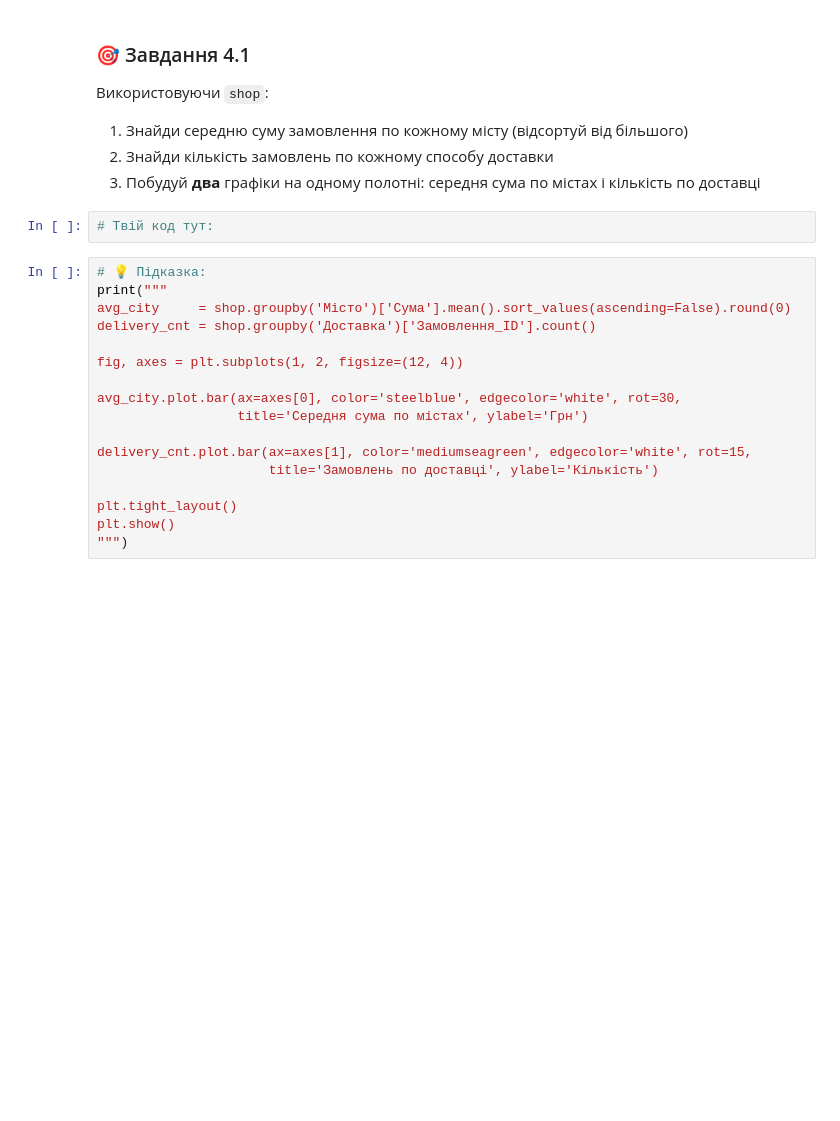
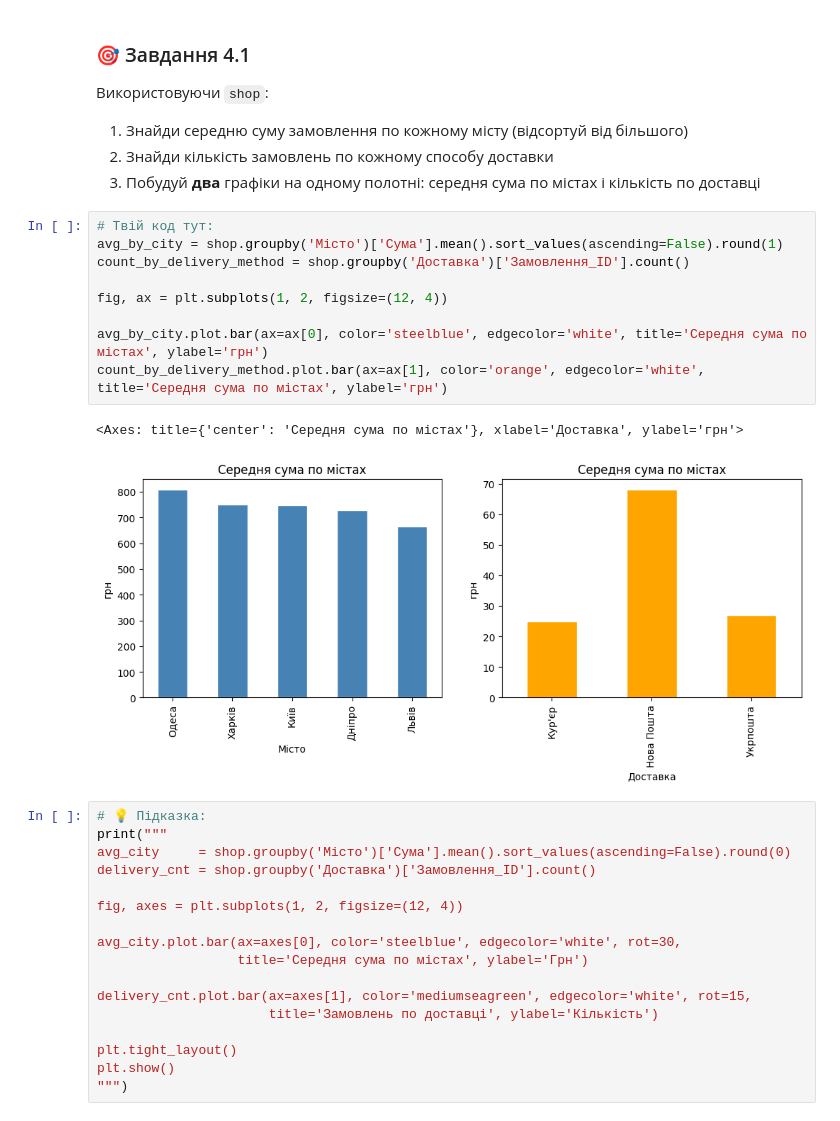
Before and after one commit to zzzer0-wav/myDTA_2026, a Jupyter notebook: classmade/PANDAS_cheat_sheet.ipynb, the cells around one changed output. Saved outputs shown, nothing was run; the diff lists cells and outputs as text; blank space fills up the shorter version.

```diff
--- a/classmade/PANDAS_cheat_sheet.ipynb
+++ b/classmade/PANDAS_cheat_sheet.ipynb
@@ -645,8 +638,18 @@ plt.show()
 1. Знайди середню суму замовлення по кожному місту (відсортуй від більшого)
 2. Знайди кількість замовлень по кожному способу доставки
 3. Побудуй **два** графіки на одному полотні: середня сума по містах і кількість по доставці
-# %%
-# Твій код тут:
+# %%
+# Твій код тут:
+avg_by_city = shop.groupby('Місто')['Сума'].mean().sort_values(ascending=False).round(1)
+count_by_delivery_method = shop.groupby('Доставка')['Замовлення_ID'].count()
+
+fig, ax = plt.subplots(1, 2, figsize=(12, 4))
+
+avg_by_city.plot.bar(ax=ax[0], color='steelblue', edgecolor='white', title='Середня сума по містах', ylabel='грн')
+count_by_delivery_method.plot.bar(ax=ax[1], color='orange', edgecolor='white', title='Середня сума по містах', ylabel='грн')
+# %% [output]
+<Axes: title={'center': 'Середня сума по містах'}, xlabel='Доставка', ylabel='грн'>
+[figure, added]
 # %%
 # 💡 Підказка:
 print("""
```
Also changed, not shown: parts of 17 cells of this notebook.
